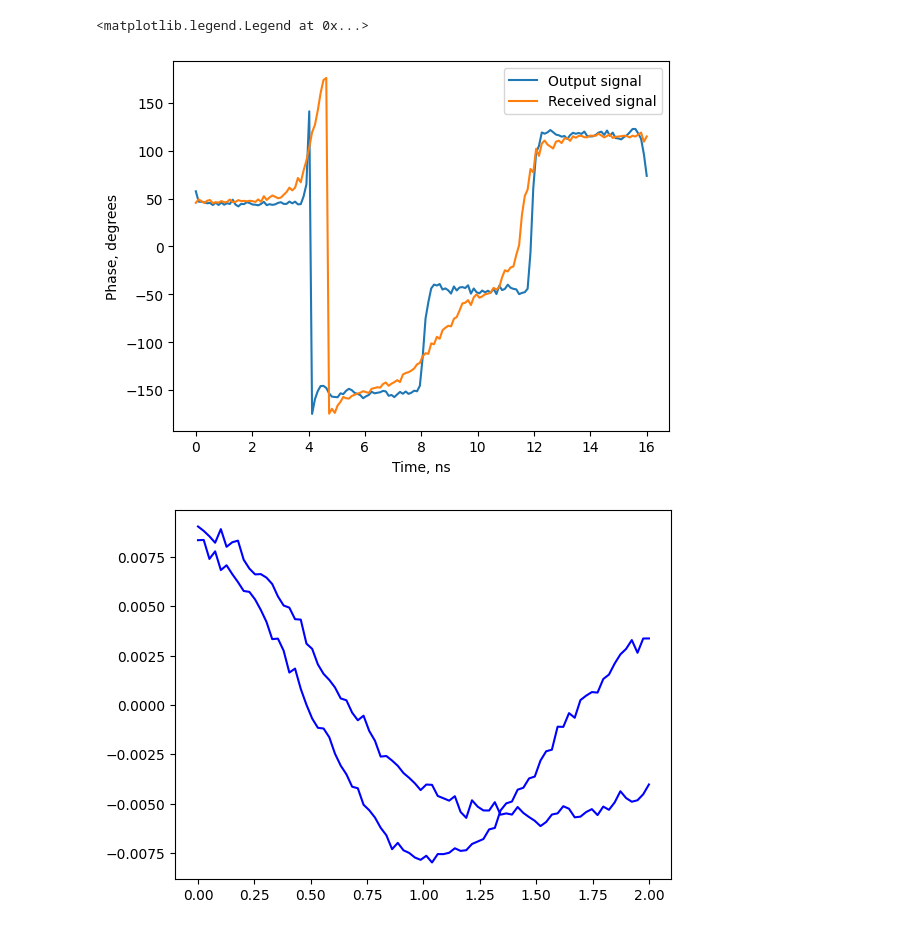
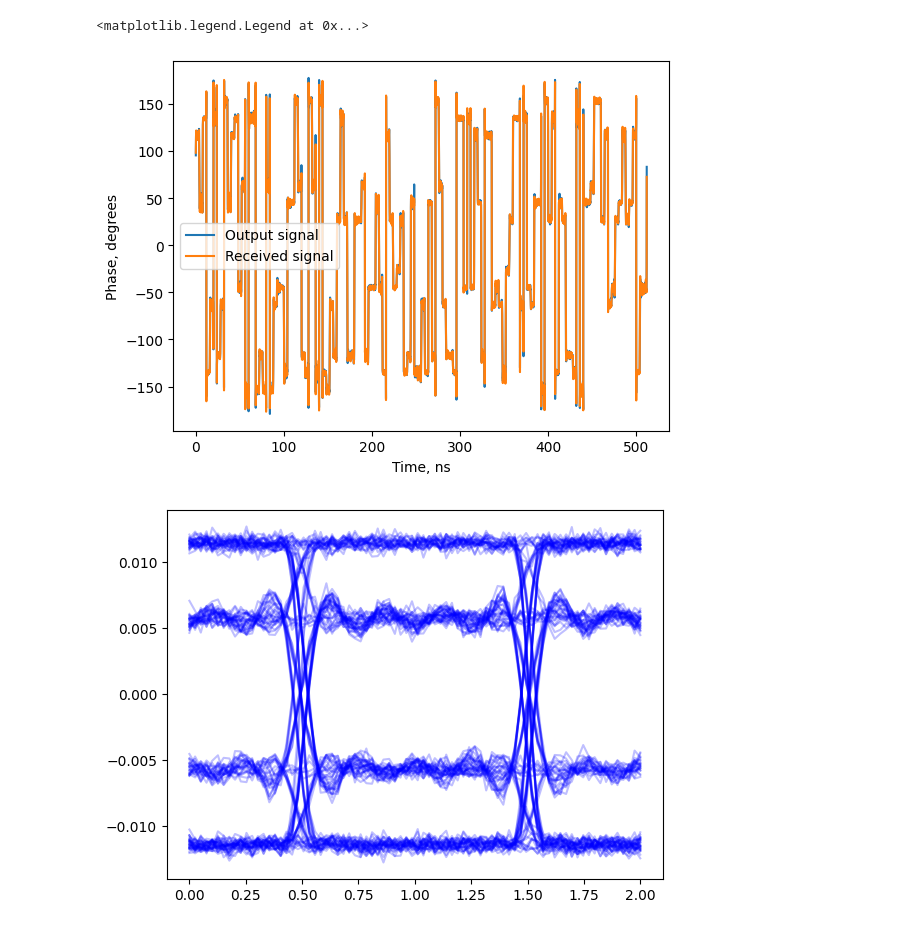
Before and after one commit to ivknv/tf-ofcs, a Jupyter notebook: optical_communication_system.ipynb, the cells around one changed output. Drawn from its saved outputs; the diff is of its cells as text; code cells hidden in the pictures.

```diff
--- a/optical_communication_system.ipynb
+++ b/optical_communication_system.ipynb
@@ -79,7 +79,7 @@ system = System(components=[
 ber_tester = BERTester([system])
 # %%
 input_signal = tf.constant([1, 1, 1, 1, 0, 1, 0, 0, 0, 1, 1, 0, 1, 1, 0, 1], dtype=tf.int32)
-#input_signal = rng.uniform((512,), 0, 2, dtype=tf.int32)
+input_signal = rng.uniform((512,), 0, 2, dtype=tf.int32)
 
 encoded_signal = encoder(input_signal)
 output_signal = qam_transmitter(encoded_signal)
@@ -134,12 +134,12 @@ plot_phase(received_signal, label="Received signal")
 plt.legend()
 # %% [output]
 <matplotlib.legend.Legend at 0x...>
-[figure, old version]
+[figure, new version]
 # %%
-plot_eye_diagram(received_signal[0], color="blue")
-plot_eye_diagram(received_signal[1], color="blue")
+plot_eye_diagram(received_signal[0], color="blue", alpha=0.25)
+plot_eye_diagram(received_signal[1], color="blue", alpha=0.25)
 # %% [output]
-[figure, old version]
+[figure, new version]
 # %%
 coherent_receiver = System(components=[
     MapComponents(components=[
```
Also changed, not shown: parts of 7 cells of this notebook, 2 other files.
